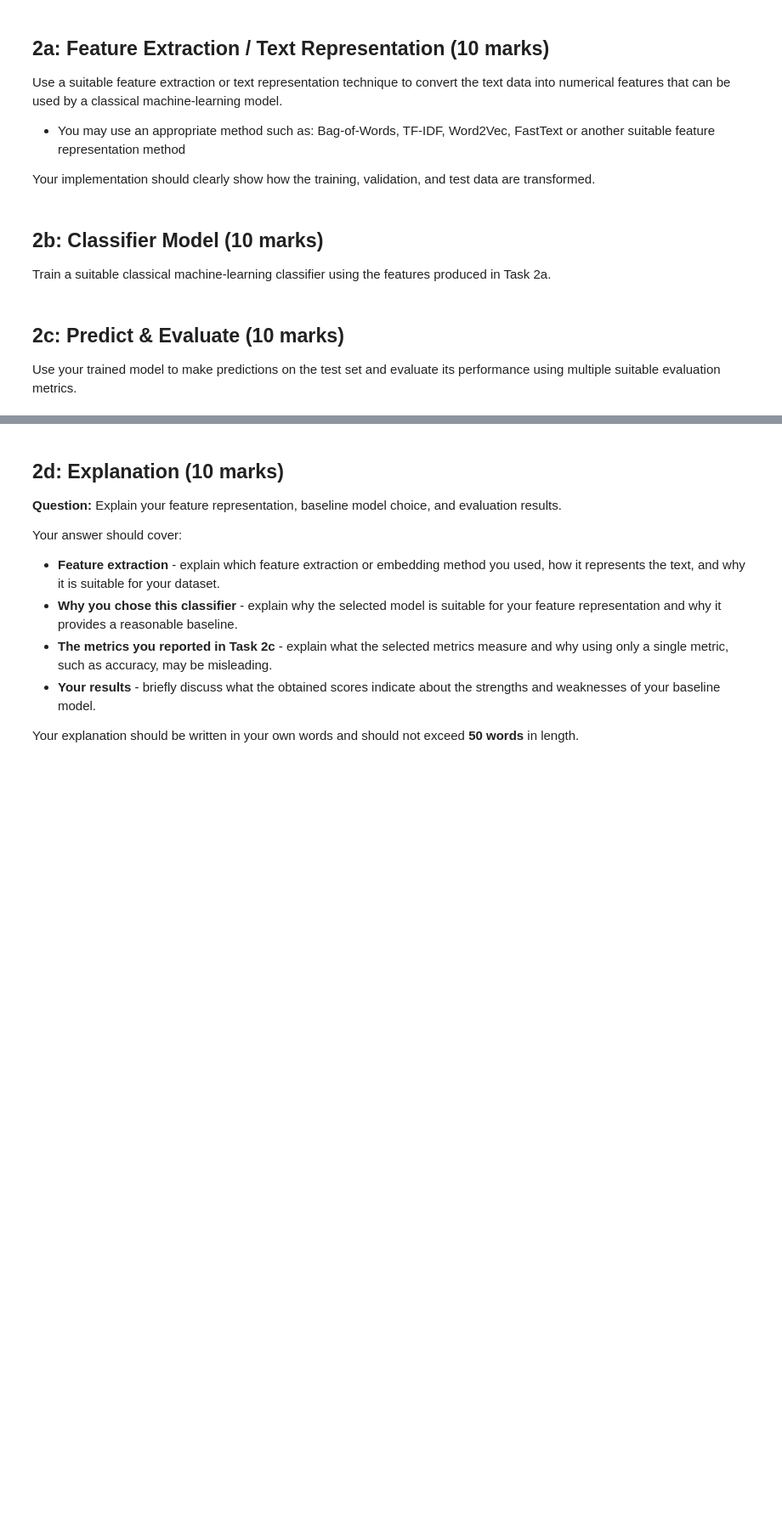
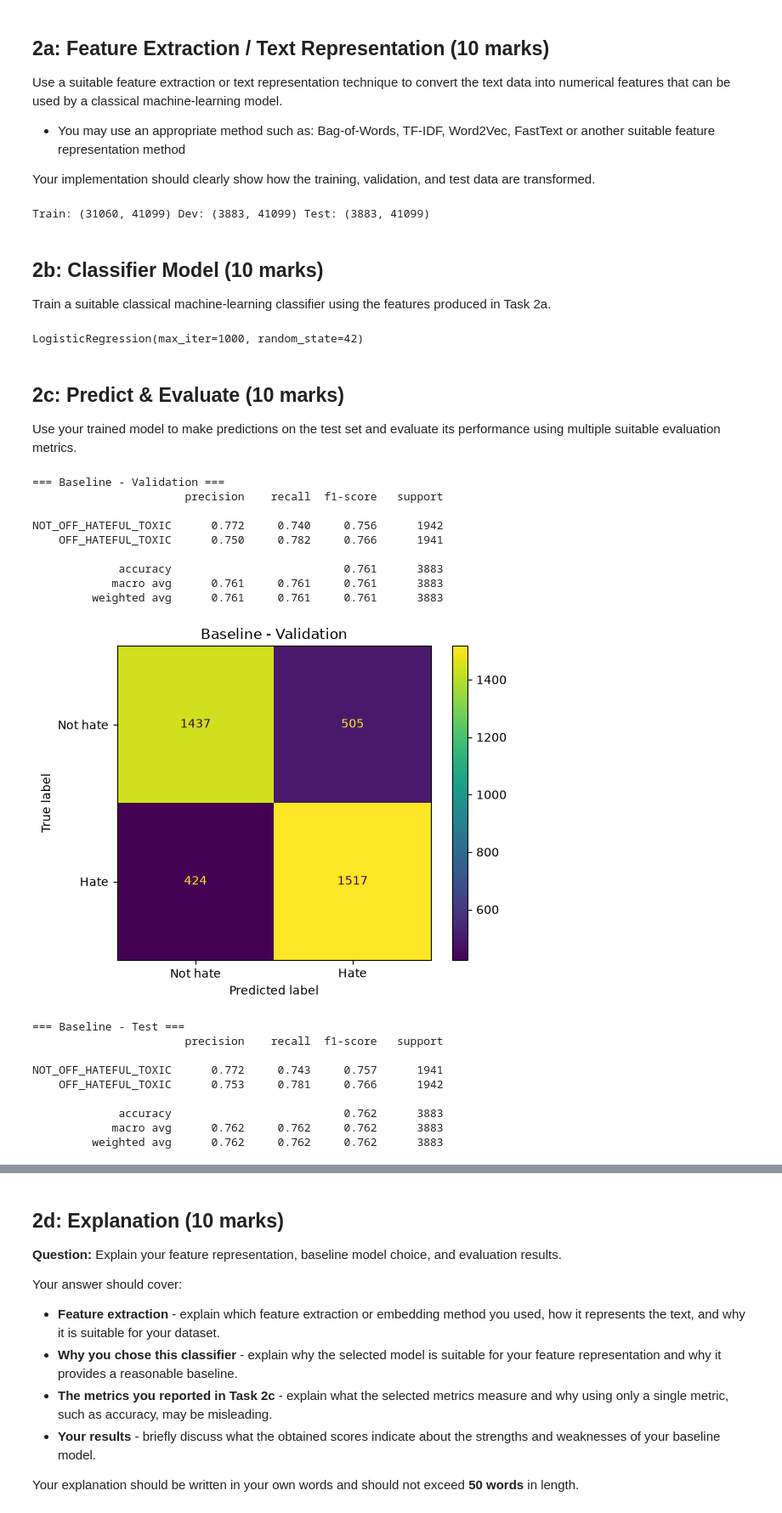
Before and after one commit to sdsheeljunior/nlp_assignments, a Jupyter notebook: CT5120 - Assignment 1.ipynb, the cells around one changed output, grey strips where cells are left out. Shown at 85% size. Cells and saved outputs as stored; diff of their text form; code cells hidden in the pictures; blank space fills up the shorter version.

```diff
--- a/CT5120 - Assignment 1.ipynb
+++ b/CT5120 - Assignment 1.ipynb
@@ -296,3 +384,14 @@ Your implementation should clearly show how the training, validation, and test d
+# %%
+from sklearn.feature_extraction.text import TfidfVectorizer
+
+tf = TfidfVectorizer()
+X_train = tf.fit_transform(df_train["text"])
+X_val = tf.transform(df_val["text"])
+X_test = tf.transform(df_test["text"])
+
+print("Train:", X_train.shape, "Dev:", X_val.shape, "Test:", X_test.shape)
+# %% [output]
+Train: (31060, 41099) Dev: (3883, 41099) Test: (3883, 41099)
 # %% [markdown]
 ## **2b: Classifier Model** (10 marks)
 Train a suitable classical machine-learning classifier using the features produced in Task 2a.
@@ -301,3 +398,8 @@ Train a suitable classical machine-learning classifier using the features produc
+# %%
+basemodel = LogisticRegression(max_iter=1000, random_state=42)
+basemodel.fit(X_train, y_train)
+# %% [output]
+LogisticRegression(max_iter=1000, random_state=42)
 # %% [markdown]
 ## **2c: Predict & Evaluate** (10 marks)
 Use your trained model to make predictions on the test set and evaluate its performance using multiple suitable evaluation metrics.
@@ -305,0 +406,40 @@ Use your trained model to make predictions on the test set and evaluate its perf
+# %%
+from sklearn.metrics import accuracy_score, precision_score, recall_score, f1_score, classification_report, ConfusionMatrixDisplay
+
+def evaluate(model, X, y, title):
+    pred = model.predict(X)
+    print(f"=== {title} ===")
+    print(classification_report(y, pred, target_names=list(label_map), digits=3))
+    ConfusionMatrixDisplay.from_predictions(y, pred, display_labels=["Not hate", "Hate"])
+    plt.title(title)
+    plt.show()
+    return {
+        "Accuracy":         accuracy_score(y, pred),
+        "Precision (hate)": precision_score(y, pred),
+        "Recall (hate)":    recall_score(y, pred),
+        "F1 (hate)":        f1_score(y, pred),
+        "Macro-F1":         f1_score(y, pred, average="macro"),
+    }
+# %%
+baseline_dev  = evaluate(basemodel, X_val,  y_val,  "Baseline - Validation")
+baseline_test = evaluate(basemodel, X_test, y_test, "Baseline - Test")
+# %% [output]
+=== Baseline - Validation ===
+                       precision    recall  f1-score   support
+
+NOT_OFF_HATEFUL_TOXIC      0.772     0.740     0.756      1942
+    OFF_HATEFUL_TOXIC      0.750     0.782     0.766      1941
+
+             accuracy                          0.761      3883
+            macro avg      0.761     0.761     0.761      3883
+         weighted avg      0.761     0.761     0.761      3883
+[figure, added]
+=== Baseline - Test ===
+                       precision    recall  f1-score   support
+
+NOT_OFF_HATEFUL_TOXIC      0.772     0.743     0.757      1941
+    OFF_HATEFUL_TOXIC      0.753     0.781     0.766      1942
+
+             accuracy                          0.762      3883
+            macro avg      0.762     0.762     0.762      3883
+         weighted avg      0.762     0.762     0.762      3883
```
Also changed, not shown: parts of 25 cells of this notebook.
